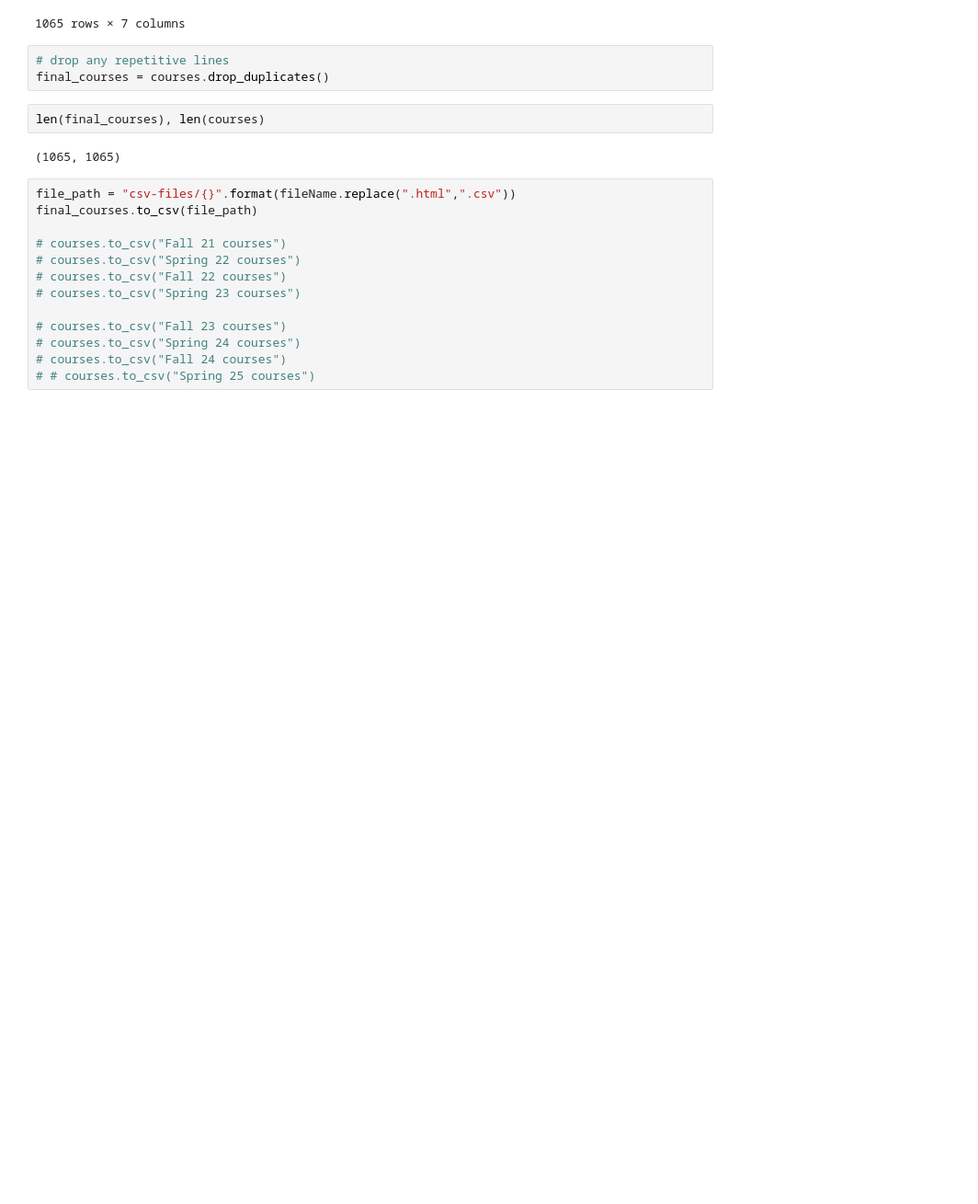
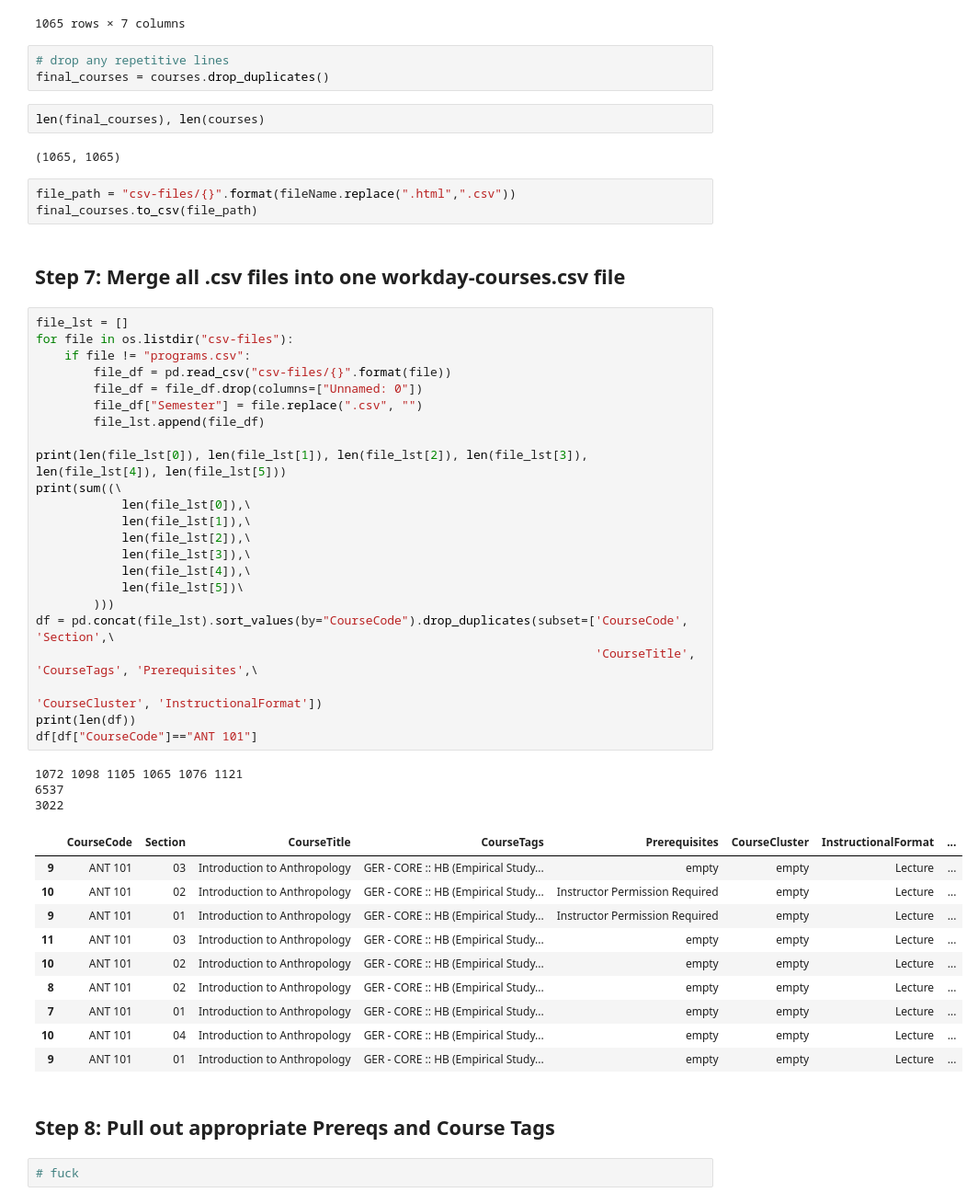
Before and after one commit to CS-Summer-25/pathways-planner, a Jupyter notebook: WorkdayScraper2.ipynb, the cells around one changed output. Shown at 92% size. Drawn from its saved outputs; the diff is of its cells as text; blank space fills up the shorter version.

```diff
--- a/Workday Scraper 2.ipynb
+++ b/WorkdayScraper2.ipynb
@@ -435,16 +443,49 @@ final_courses = courses.drop_duplicates()
 len(final_courses), len(courses)
 # %% [output]
 (1065, 1065)
-# %%
-file_path = "csv-files/{}".format(fileName.replace(".html",".csv"))
-final_courses.to_csv(file_path)
-
-# courses.to_csv("Fall 21 courses")
-# courses.to_csv("Spring 22 courses")
-# courses.to_csv("Fall 22 courses")
-# courses.to_csv("Spring 23 courses")
-
-# courses.to_csv("Fall 23 courses")
-# courses.to_csv("Spring 24 courses")
-# courses.to_csv("Fall 24 courses")
-# # courses.to_csv("Spring 25 courses")
+# %%
+file_path = "csv-files/{}".format(fileName.replace(".html",".csv"))
+final_courses.to_csv(file_path)
+# %% [markdown]
+## Step 7: Merge all .csv files into one workday-courses.csv file
+# %%
+file_lst = []
+for file in os.listdir("csv-files"):
+    if file != "programs.csv":
+        file_df = pd.read_csv("csv-files/{}".format(file))
+        file_df = file_df.drop(columns=["Unnamed: 0"])
+        file_df["Semester"] = file.replace(".csv", "")
+        file_lst.append(file_df)
+
+print(len(file_lst[0]), len(file_lst[1]), len(file_lst[2]), len(file_lst[3]), len(file_lst[4]), len(file_lst[5]))
+print(sum((\
+            len(file_lst[0]),\
+            len(file_lst[1]),\
+            len(file_lst[2]),\
+            len(file_lst[3]),\
+            len(file_lst[4]),\
+            len(file_lst[5])\
+        )))
+df = pd.concat(file_lst).sort_values(by="CourseCode").drop_duplicates(subset=['CourseCode', 'Section',\
+                                                                              'CourseTitle', 'CourseTags', 'Prerequisites',\
+                                                                              'CourseCluster', 'InstructionalFormat'])
+print(len(df))
+df[df["CourseCode"]=="ANT 101"]
+# %% [output]
+1072 1098 1105 1065 1076 1121
+6537
+3022
+|  | CourseCode | Section | CourseTitle | CourseTags | Prerequisites | CourseCluster | InstructionalFormat | ... |
+| 9 | ANT 101 | 03 | Introduction to Anthropology | GER - CORE :: HB (Empirical Study... | empty | empty | Lecture | ... |
+| 10 | ANT 101 | 02 | Introduction to Anthropology | GER - CORE :: HB (Empirical Study... | Instructor Permission Required | empty | Lecture | ... |
+| 9 | ANT 101 | 01 | Introduction to Anthropology | GER - CORE :: HB (Empirical Study... | Instructor Permission Required | empty | Lecture | ... |
+| 11 | ANT 101 | 03 | Introduction to Anthropology | GER - CORE :: HB (Empirical Study... | empty | empty | Lecture | ... |
+| 10 | ANT 101 | 02 | Introduction to Anthropology | GER - CORE :: HB (Empirical Study... | empty | empty | Lecture | ... |
+| 8 | ANT 101 | 02 | Introduction to Anthropology | GER - CORE :: HB (Empirical Study... | empty | empty | Lecture | ... |
+| 7 | ANT 101 | 01 | Introduction to Anthropology | GER - CORE :: HB (Empirical Study... | empty | empty | Lecture | ... |
+| 10 | ANT 101 | 04 | Introduction to Anthropology | GER - CORE :: HB (Empirical Study... | empty | empty | Lecture | ... |
+| 9 | ANT 101 | 01 | Introduction to Anthropology | GER - CORE :: HB (Empirical Study... | empty | empty | Lecture | ... |
+# %% [markdown]
+## Step 8: Pull out appropriate Prereqs and Course Tags
+# %%
+# fuck
```
Also changed, not shown: parts of 7 cells of this notebook, 5 other files.
